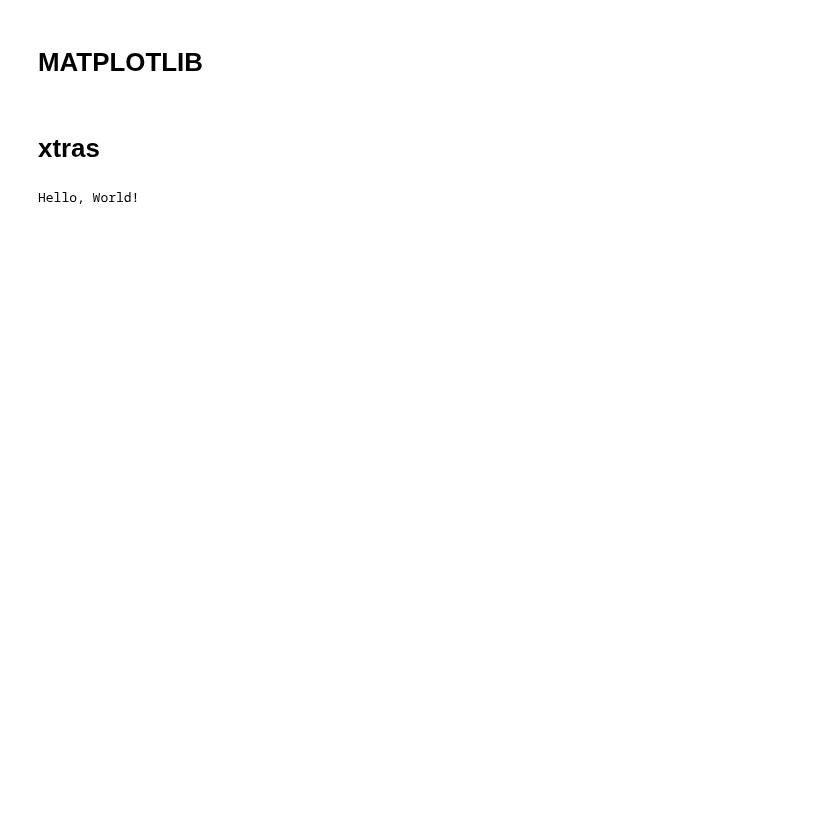
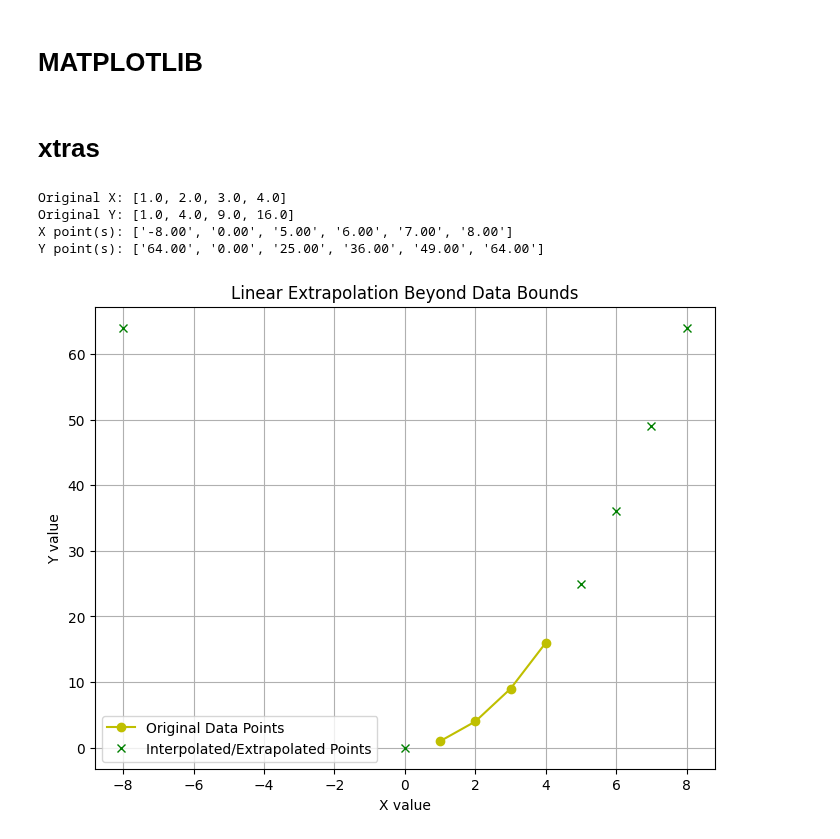
Before and after one commit to mamgeorge/python, a Jupyter notebook: notebooks/AnySamples.ipynb, the cells around one changed output. Saved outputs shown, nothing was run; the diff lists cells and outputs as text; code cells hidden in the pictures; blank space fills up the shorter version.

Commit message:
added scipy

```diff
--- a/notebooks/AnySamples.ipynb
+++ b/notebooks/AnySamples.ipynb
@@ -214,6 +251,40 @@ plt.show()
 # %% [markdown]
 # xtras
 # %%
-print('Hello, World!')
+import matplotlib.pyplot as plt
+from scipy.interpolate import interp1d
+
+datax = [ 1.0, 2.0, 3.0, 4.0 ]
+datay = [ 1.0, 4.0, 9.0, 16.0 ]
+
+kinds = 'linear nearest nearest-up zero slinear quadratic cubic previous next'.split()
+extrapolateFunc = interp1d(datax, datay, kind=kinds[5], fill_value='extrapolate', bounds_error=False)
+
+extraX = [ -8.0, 0.0, 5.0, 6.0, 7.0, 8.0 ]
+extraY = extrapolateFunc(extraX)
+
+print(f"Original X: {datax}")
+print(f"Original Y: {datay}")
+print(f"X point(s): {["{:.2f}".format(n) for n in extraX]}")
+print(f"Y point(s): {["{:.2f}".format(n) for n in extraY]}")
+
+##--------------------------
+plt.figure( figsize=(8, 6) )
+plt.plot(datax, datay, 'yo-', label='Original Data Points')
+plt.plot(extraX, extraY, 'gx', label='Interpolated/Extrapolated Points')
+
+#plt.plot(extraX[extraX < min(datax)], extraY[extraX < min(datax)], 'ro', label='Extrapolated (Left)')
+#plt.plot(extraX[extraX > max(datax)], extraY[extraX > max(datax)], 'go', label='Extrapolated (Right)')
+
+plt.xlabel('X value')
+plt.ylabel('Y value')
+plt.title('Linear Extrapolation Beyond Data Bounds')
+plt.legend()
+plt.grid(True)
+plt.show()
 # %% [output]
-Hello, World!
+Original X: [1.0, 2.0, 3.0, 4.0]
+Original Y: [1.0, 4.0, 9.0, 16.0]
+X point(s): ['-8.00', '0.00', '5.00', '6.00', '7.00', '8.00']
+Y point(s): ['64.00', '0.00', '25.00', '36.00', '49.00', '64.00']
+[figure, added]
```
Also changed, not shown: parts of 3 cells of this notebook, 1 other file.
